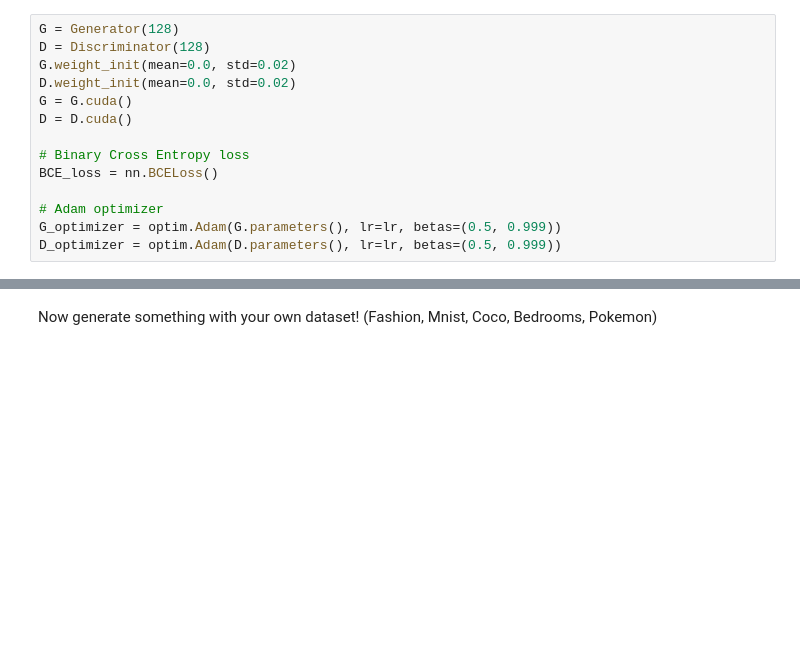
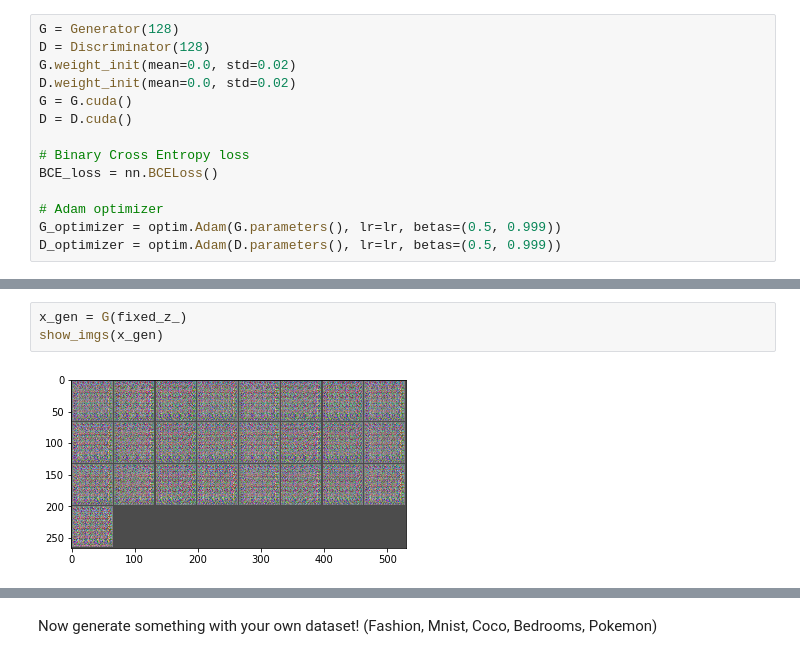
Before and after one commit to ericburdett/cs474_labs_f2019, a Jupyter notebook: DL_Lab8.ipynb, the cells around one changed output, grey strips where cells are left out. Saved outputs shown, nothing was run; the diff lists cells and outputs as text; blank space fills up the shorter version.

```diff
--- a/DL_Lab8.ipynb
+++ b/DL_Lab8.ipynb
@@ -540,3 +553,8 @@ for epoch in range(train_epoch):
+# %%
+x_gen = G(fixed_z_)
+show_imgs(x_gen)
+# %% [output]
+[figure, added]
 # %%
 for x_gen in collect_x_gen:
     show_imgs(x_gen)
```
Also changed, not shown: parts of 10 cells of this notebook.
